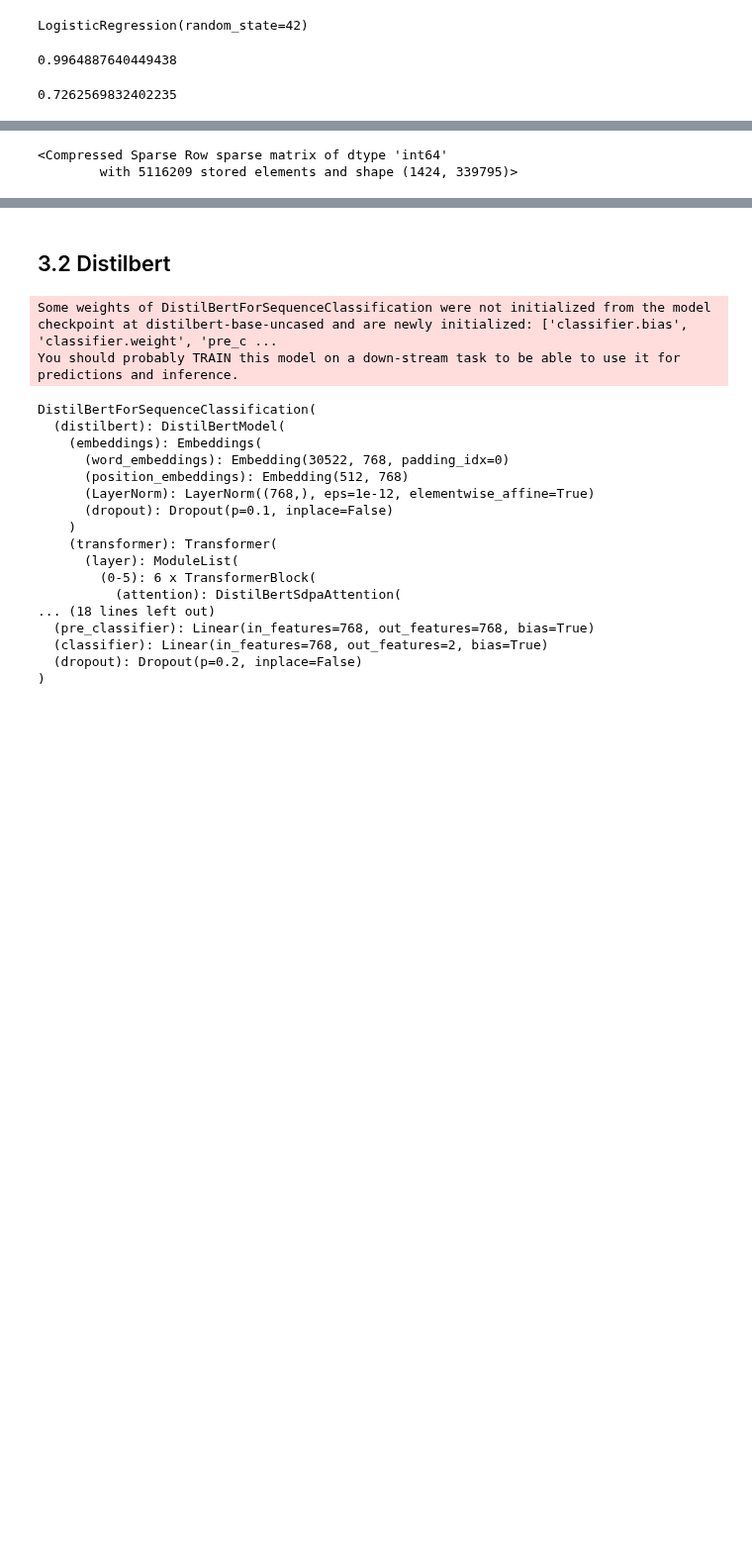
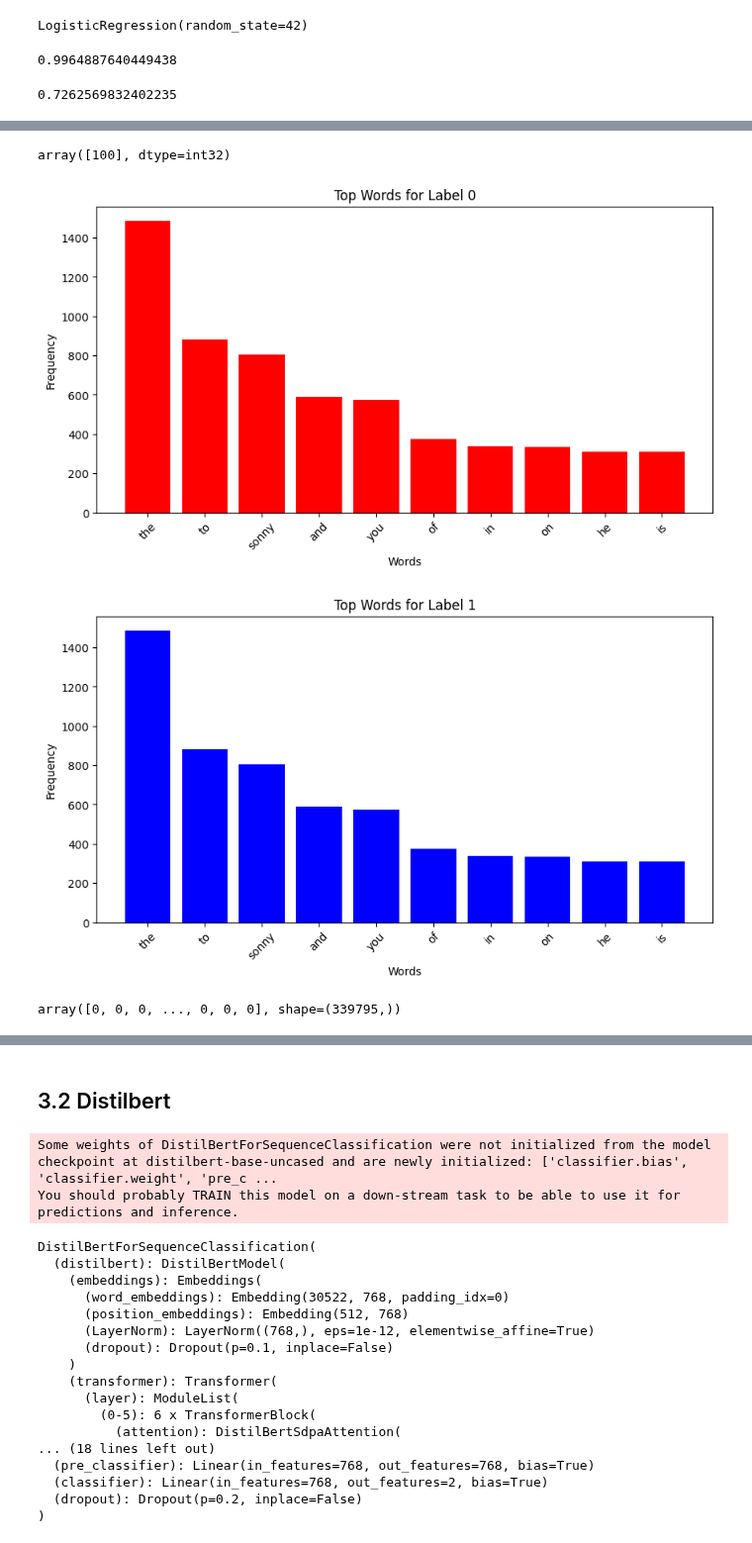
Before and after one commit to sigridbom/NLP_exam, a Jupyter notebook: 3_model_selection/3_model_selection.ipynb, the cells around one changed output, grey strips where cells are left out. Shown at 99% size. Cells and saved outputs as stored; diff of their text form; code cells hidden in the pictures; blank space fills up the shorter version.

```diff
--- a/3_model_selection/3_model_selection.ipynb
+++ b/3_model_selection/3_model_selection.ipynb
@@ -119,5 +179,4 @@ vectorizer.vocabulary_
-# %%
-features_train
-# %% [output]
-<Compressed Sparse Row sparse matrix of dtype 'int64'
-        with 5116209 stored elements and shape (1424, 339795)>
+# %%
+clf.n_iter_ # 100 iterations?
+# %% [output]
+array([100], dtype=int32)
@@ -123,0 +188,45 @@ features_train
+# %%
+# Get the vocabulary mapping (word to column index)
+vocabulary = vectorizer.vocabulary_
+words = np.array(list(vocabulary.keys()))
+word_indices = np.array(list(vocabulary.values()))
+
+# Separate the word frequencies by label
+X_label_0 = features_train[y_train == 0].toarray().sum(axis=0)  # Word frequencies for label 0
+X_label_1 = features_train[y_train == 1].toarray().sum(axis=0)  # Word frequencies for label 1
+
+
+# Get the top 10 words for label 0
+top_indices_label_0 = np.argsort(X_label_0)[-10:][::-1]  # Indices of top words
+top_words_label_0 = words[word_indices.argsort()][top_indices_label_0]
+top_frequencies_label_0 = X_label_0[top_indices_label_0]
+
+# Get the top 10 words for label 1
+top_indices_label_1 = np.argsort(X_label_1)[-10:][::-1]  # Indices of top words
+top_words_label_1 = words[word_indices.argsort()][top_indices_label_1]
+top_frequencies_label_1 = X_label_1[top_indices_label_1]
+
+# Plot for label 0
+plt.figure(figsize=(10, 5))
+plt.bar(top_words_label_0, top_frequencies_label_0, color='red')
+plt.title("Top Words for Label 0")
+plt.xlabel("Words")
+plt.ylabel("Frequency")
+plt.xticks(rotation=45)
+plt.show()
+
+# Plot for label 1
+plt.figure(figsize=(10, 5))
+plt.bar(top_words_label_1, top_frequencies_label_1, color='blue')
+plt.title("Top Words for Label 1")
+plt.xlabel("Words")
+plt.ylabel("Frequency")
+plt.xticks(rotation=45)
+plt.show()
+# %% [output]
+[figure, added]
+[figure, added]
+# %%
+frequency_diff
+# %% [output]
+array([0, 0, 0, ..., 0, 0, 0], shape=(339795,))
```
Also changed, not shown: parts of 12 cells of this notebook, 2 other files.
